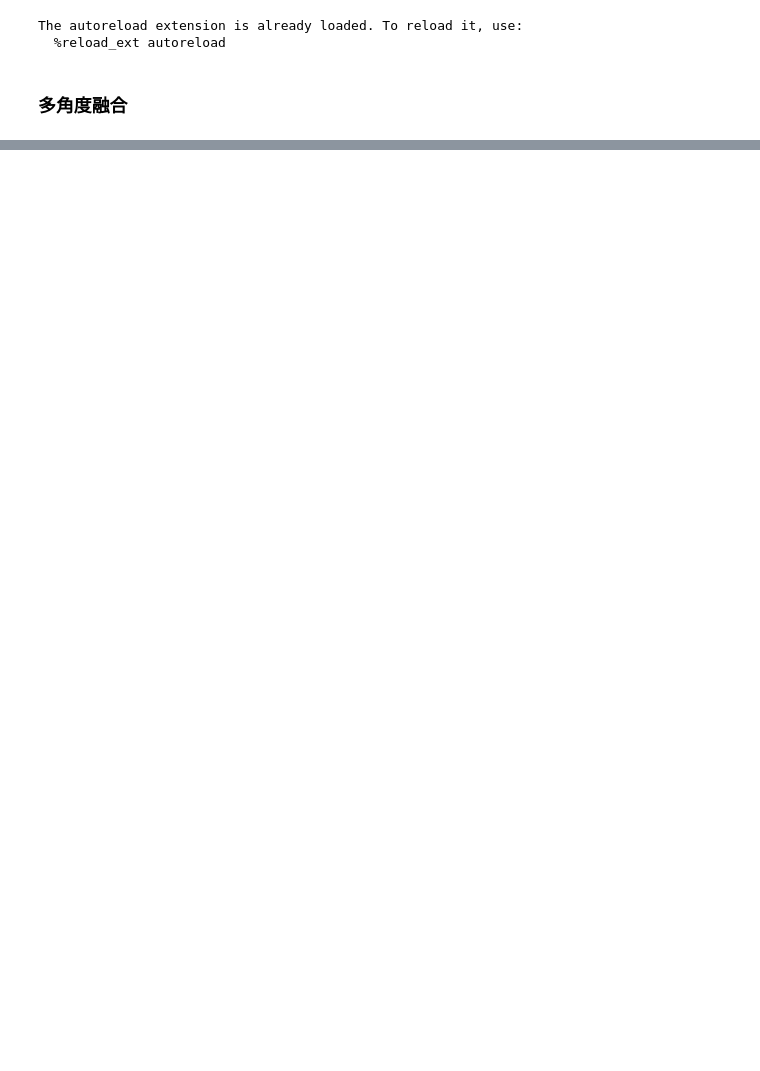
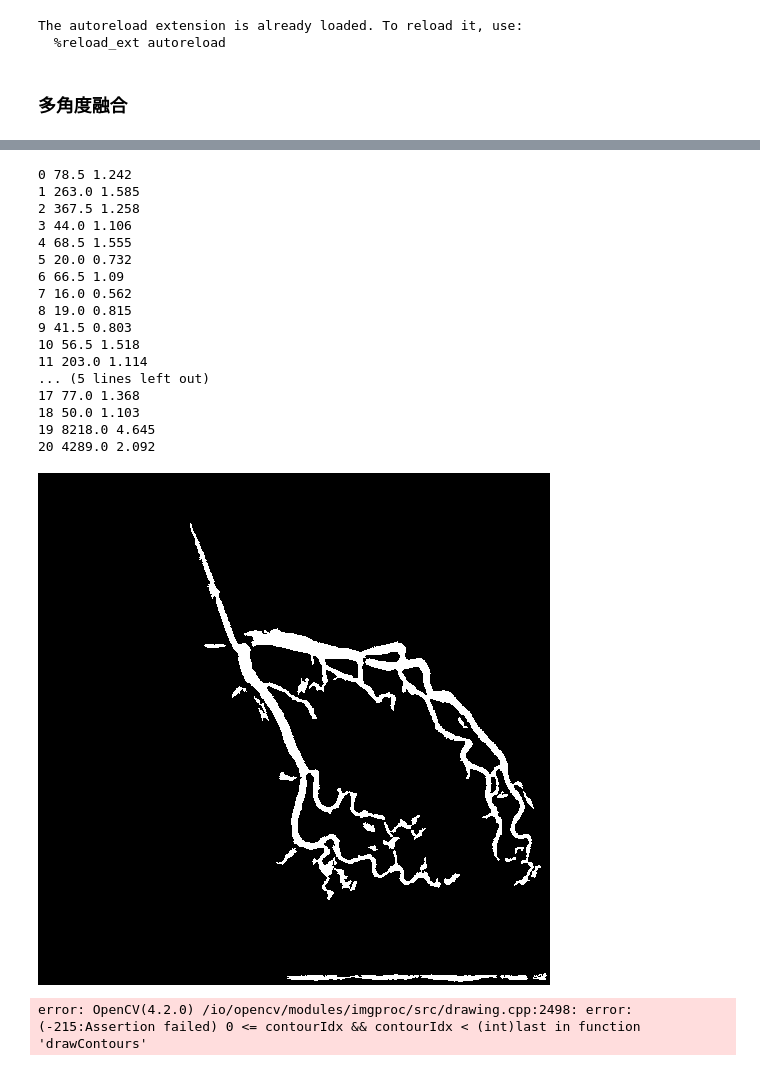
Before and after one commit to newfyu/DSAGAN, a Jupyter notebook: dev-Copy1.ipynb, the cells around one changed output, grey strips where cells are left out. Drawn from its saved outputs; the diff is of its cells as text; code cells hidden in the pictures; blank space fills up the shorter version.

```diff
--- a/dev-Copy1.ipynb
+++ b/dev-Copy1.ipynb
@@ -115,0 +97,35 @@ plt.show()
+# %%
+sp = np.array(mask_merge)
+
+conts, _ = cv2.findContours(sp, cv2.RETR_EXTERNAL, cv2.CHAIN_APPROX_SIMPLE)
+
+bg = np.zeros((512,512)).astype('uint8')
+rm_conts = []
+for idx, cont in enumerate(conts):
+    area = cv2.contourArea(cont)
+    perimeter= cv2.arcLength(cont,True)
+    apr = area/(perimeter+1e-5)
+    print(idx, area, round(apr,3))
+    if apr>2.5 and area<3000:
+        cv2.fillPoly(sp, [cont], (125,125,125))
+        print('***')
+Image.fromarray(sp)
+# %% [output]
+0 78.5 1.242
+1 263.0 1.585
+2 367.5 1.258
+3 44.0 1.106
+4 68.5 1.555
+5 20.0 0.732
+6 66.5 1.09
+7 16.0 0.562
+8 19.0 0.815
+9 41.5 0.803
+10 56.5 1.518
+11 203.0 1.114
+... (5 lines left out)
+17 77.0 1.368
+18 50.0 1.103
+19 8218.0 4.645
+20 4289.0 2.092
+[figure, added]
@@ -115,0 +137,6 @@ plt.show()
+# %%
+bg = np.zeros((512,512)).astype('uint8')
+cv2.drawContours(bg,conts,17, (255,255,255),1)
+Image.fromarray(bg)
+# %% [output]
+error: OpenCV(4.2.0) /io/opencv/modules/imgproc/src/drawing.cpp:2498: error: (-215:Assertion failed) 0 <= contourIdx && contourIdx < (int)last in function 'drawContours'
```
Also changed, not shown: parts of 7 cells of this notebook, 3 other files.
